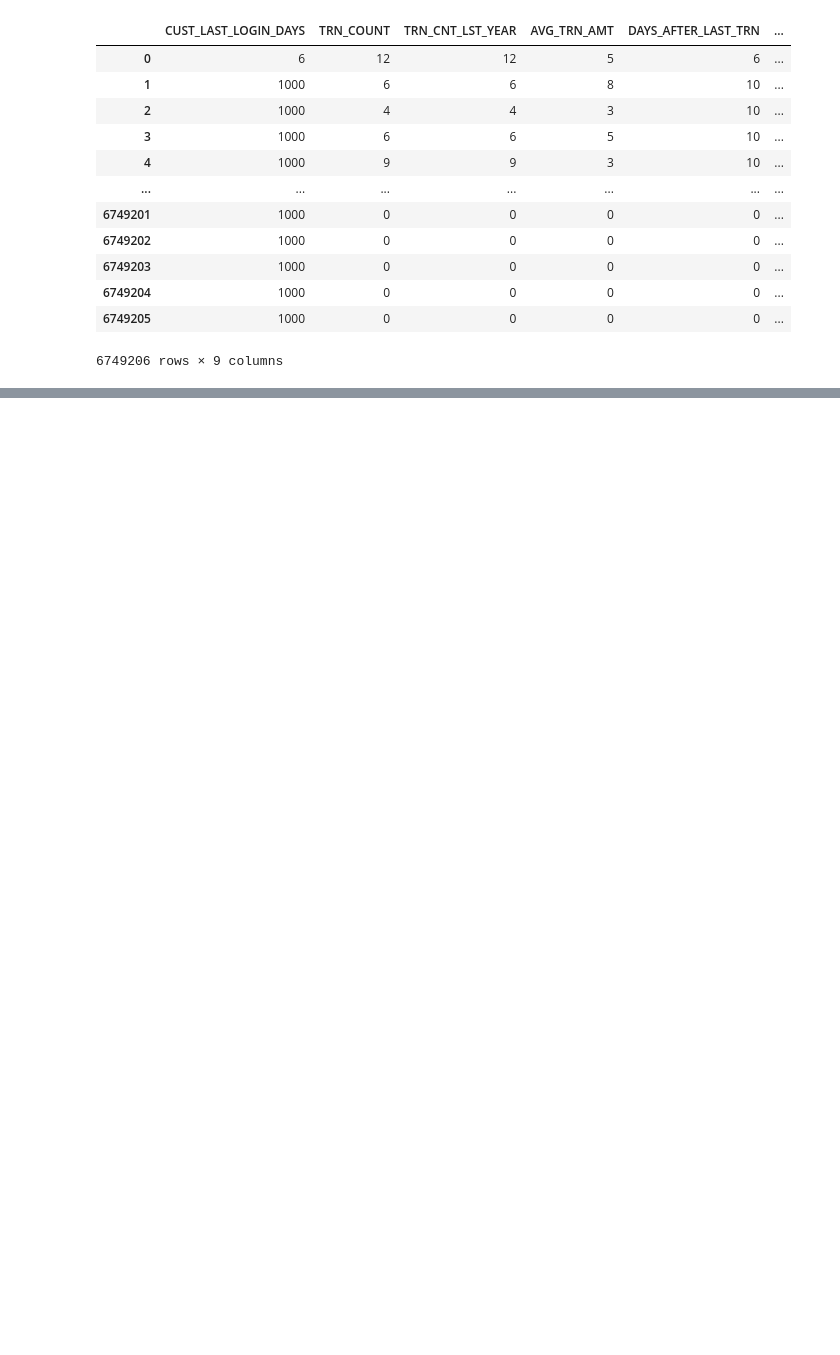
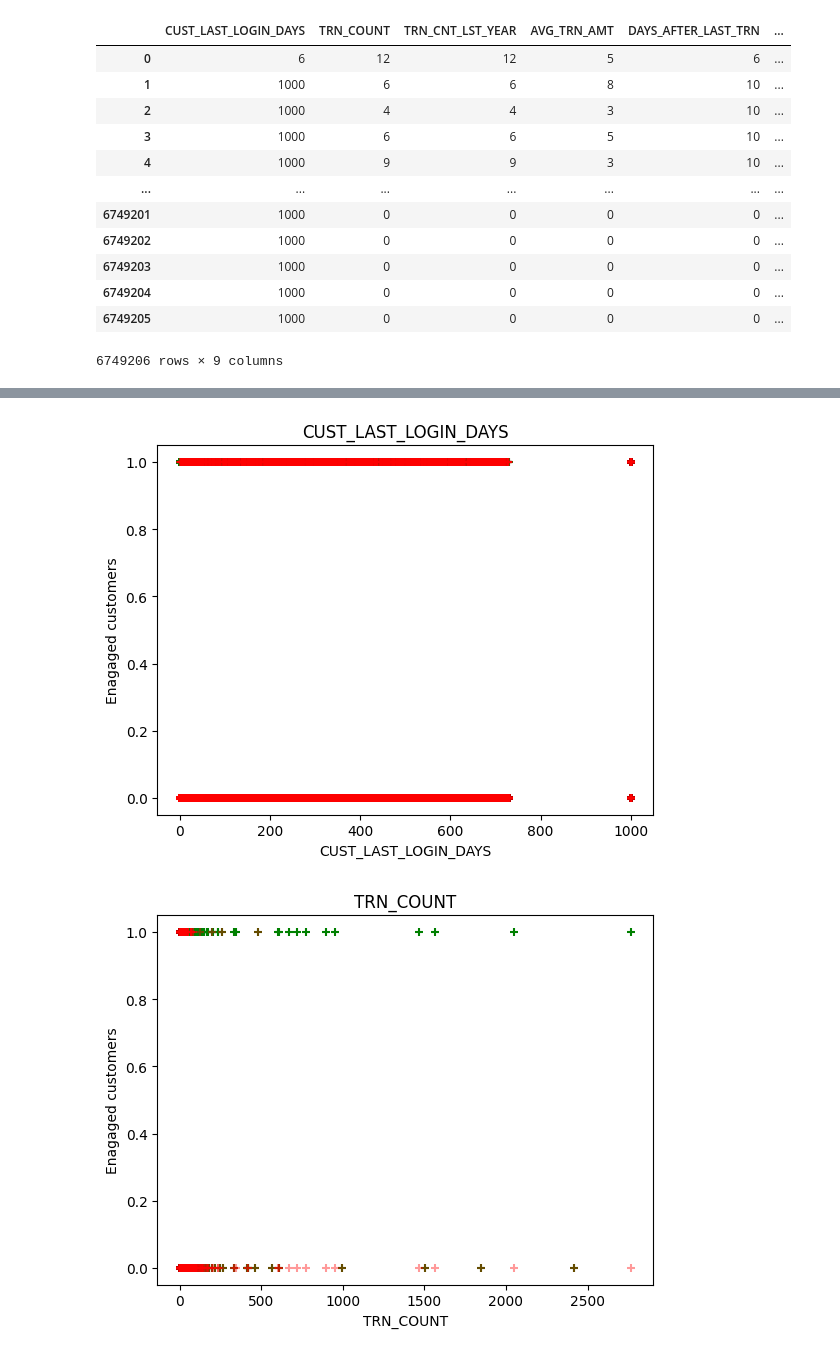
Before and after one commit to Vasil321/Customer_Engagement_Prediction, a Jupyter notebook: LogReg.ipynb, the cells around one changed output, grey strips where cells are left out. Saved outputs shown, nothing was run; the diff lists cells and outputs as text; code cells hidden in the pictures; blank space fills up the shorter version.

```diff
--- a/LogReg.ipynb
+++ b/LogReg.ipynb
@@ -66,10 +74,13 @@ train[train['IS_ENGAGED_CUST'] == 1]
 # %%
+#function for converting the dataframe into numpy arrays, scaling and oversapling
 def data_scaler(data_frame, oversample=False):
     x = data_frame[data_frame.columns[:-1]].values
     y = data_frame[data_frame.columns[-1]].values
 
+    global scaler
     scaler = MinMaxScaler()
-    x = scaler.fit_transform(x)
+    scaler.fit(x)
+    x = scaler.transform(x)
 
     if oversample:
         ov = RandomOverSampler()
@@ -112,0 +118,21 @@ weighted avg       0.96      0.95      0.95   1349842
+# %%
+#descaling the scaled data for better plotting
+x_test = scaler.inverse_transform(x_test)
+x_test = x_test.astype(int)
+# %%
+#Converting the numpy arrays into dataframe tabels
+pred_df_x = pd.DataFrame(x_test, columns=["CUST_LAST_LOGIN_DAYS",	 "TRN_COUNT", 	"TRN_CNT_LST_YEAR",	"AVG_TRN_AMT",	"DAYS_AFTER_LAST_TRN",	"DAYS_BTW_REG_AND_LAST_TRN", "ORDERER_PHY_CARD","HAS_RECUR_TRN"])
+pred_df_y = pd.DataFrame(y_test, columns=['IS_ENGAGDE_CUST'])
+pred_df_p = pd.DataFrame(y_pred, columns=['IS_ENGAGDE_CUST1'])
+# %%
+#plotting the predicted y values(red) and actual values(green)
+for label in pred_df_x:
+    plt.scatter(pred_df_x[label], pred_df_y, marker="+", color='green', alpha=1)
+    plt.scatter(pred_df_x[label], pred_df_p, marker="+", color="red", alpha=0.4)
+    plt.xlabel(label)
+    plt.ylabel("Enagaged customers")
+    plt.title(label)
+    plt.show()
+# %% [output]
+[figure, added]
+[figure, added]
```
Also changed, not shown: parts of 11 cells of this notebook.
